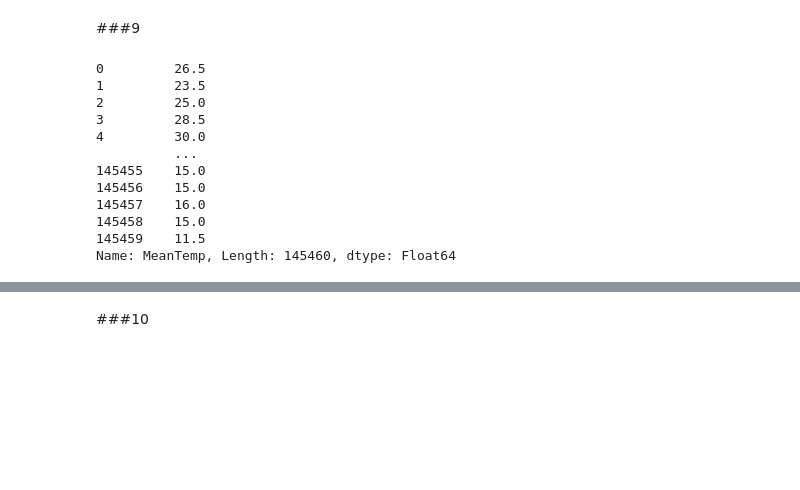
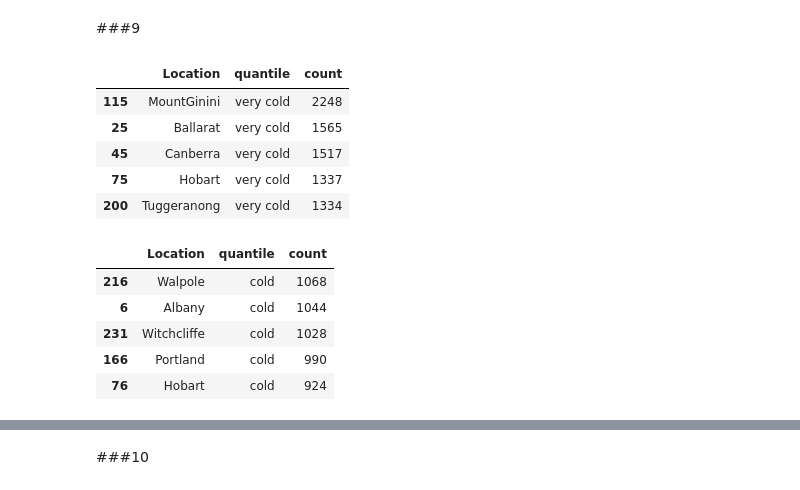
Before and after one commit to garfield-gray/DataMining, a Jupyter notebook: Data_Exploration_&_Visualization.ipynb, the cells around one changed output, grey strips where cells are left out. Saved outputs shown, nothing was run; the diff lists cells and outputs as text; code cells hidden in the pictures; blank space fills up the shorter version.

```diff
--- a/Data_Exploration_&_Visualization.ipynb
+++ b/Data_Exploration_&_Visualization.ipynb
@@ -907,18 +907,29 @@ plt.show()
 [figure]
 # %% [markdown]
 ###9
-# %%
-df['MeanTemp']
-# %% [output]
-0         26.5
-1         23.5
-2         25.0
-3         28.5
-4         30.0
-          ...
-145455    15.0
-145456    15.0
-145457    16.0
-145458    15.0
-145459    11.5
-Name: MeanTemp, Length: 145460, dtype: Float64
+# %%
+quantiles = df['MeanTemp'].quantile([0.2, 0.4, 0.6, 0.8])
+bins = [-float('inf')]+quantiles.tolist()+[float('inf')]
+data = df
+data['quantile'] = pd.cut(data['MeanTemp'], bins, labels=['very cold', 'cold', 'normal', 'hot', 'very hot'])
+quantile_counts = data.groupby(['Location', 'quantile']).size().reset_index(name='count')
+# topStations = quantile_counts.loc[quantile_counts.groupby('quantile')['count'].idxmax]
+# print(topStations)
+# %%
+quantile_counts.loc[quantile_counts['quantile']=='very cold'].sort_values(by=['count'], ascending=[False]).head(5)
+# %% [output]
+|  | Location | quantile | count |
+| 115 | MountGinini | very cold | 2248 |
+| 25 | Ballarat | very cold | 1565 |
+| 45 | Canberra | very cold | 1517 |
+| 75 | Hobart | very cold | 1337 |
+| 200 | Tuggeranong | very cold | 1334 |
+# %%
+quantile_counts.loc[quantile_counts['quantile']=='cold'].sort_values(by=['count'], ascending=[False]).head(5)
+# %% [output]
+|  | Location | quantile | count |
+| 216 | Walpole | cold | 1068 |
+| 6 | Albany | cold | 1044 |
+| 231 | Witchcliffe | cold | 1028 |
+| 166 | Portland | cold | 990 |
+| 76 | Hobart | cold | 924 |
```
Also changed, not shown: parts of 3 cells of this notebook.
